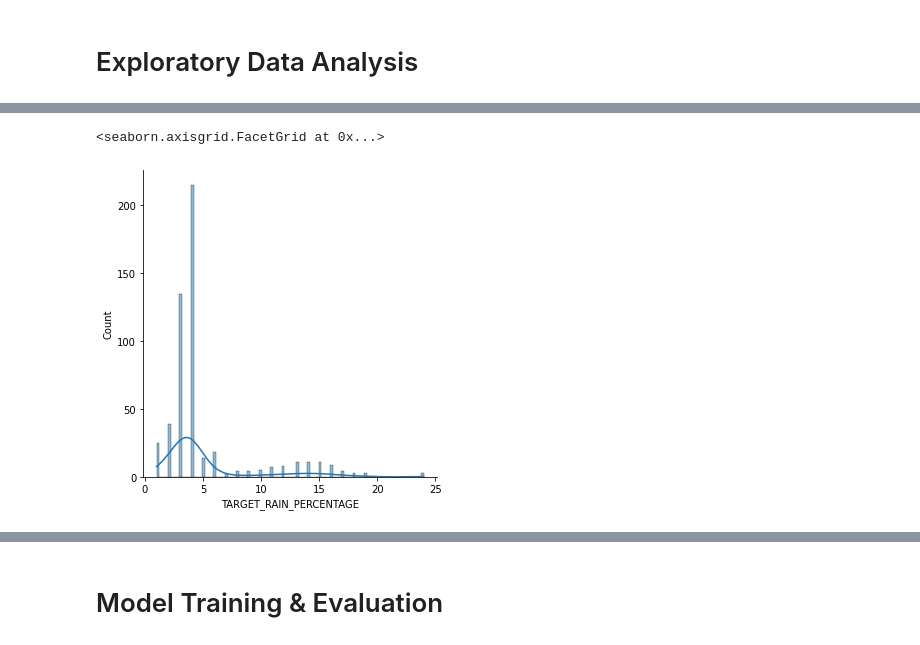
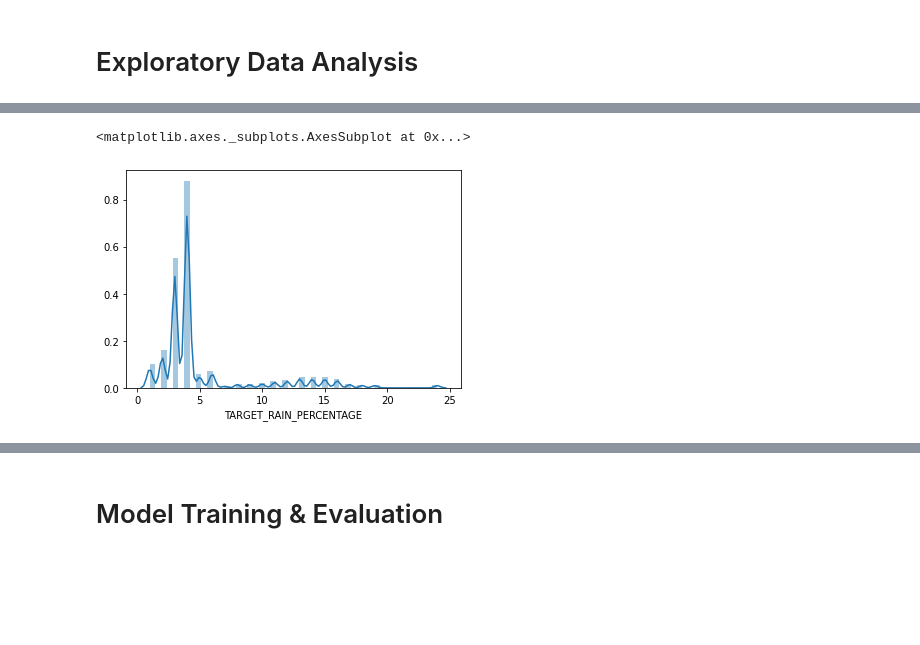
Before and after one commit to Hsgngr/KuKu, a Jupyter notebook: main.ipynb, the cells around one changed output, grey strips where cells are left out. Saved outputs shown, nothing was run; the diff lists cells and outputs as text; code cells hidden in the pictures; blank space fills up the shorter version.

```diff
--- a/main.ipynb
+++ b/main.ipynb
@@ -92,8 +90,8 @@ fig = plot_class_histograms(df_timed_dct_subset, max_class_idx=CLASS_IDX_BOUNDAR
 # %%
-sns.displot(df_timed_dct["5"]["train"]["TARGET_RAIN_PERCENTAGE"],kde=True)
+sns.distplot(df_timed_dct["5"]["train"]["TARGET_RAIN_PERCENTAGE"],kde=True)
 # %% [output]
-<seaborn.axisgrid.FacetGrid at 0x...>
+<matplotlib.axes._subplots.AxesSubplot at 0x...>
-[figure, old version]
+[figure, new version]
 # %%
 sns.jointplot(x="M_WEATHER_FORECAST_SAMPLES_M_TRACK_TEMPERATURE",
  y="TARGET_RAIN_PERCENTAGE", data=df_timed_dct["5"]["train"])
```
Also changed, not shown: parts of 8 cells of this notebook, 3 other files.
